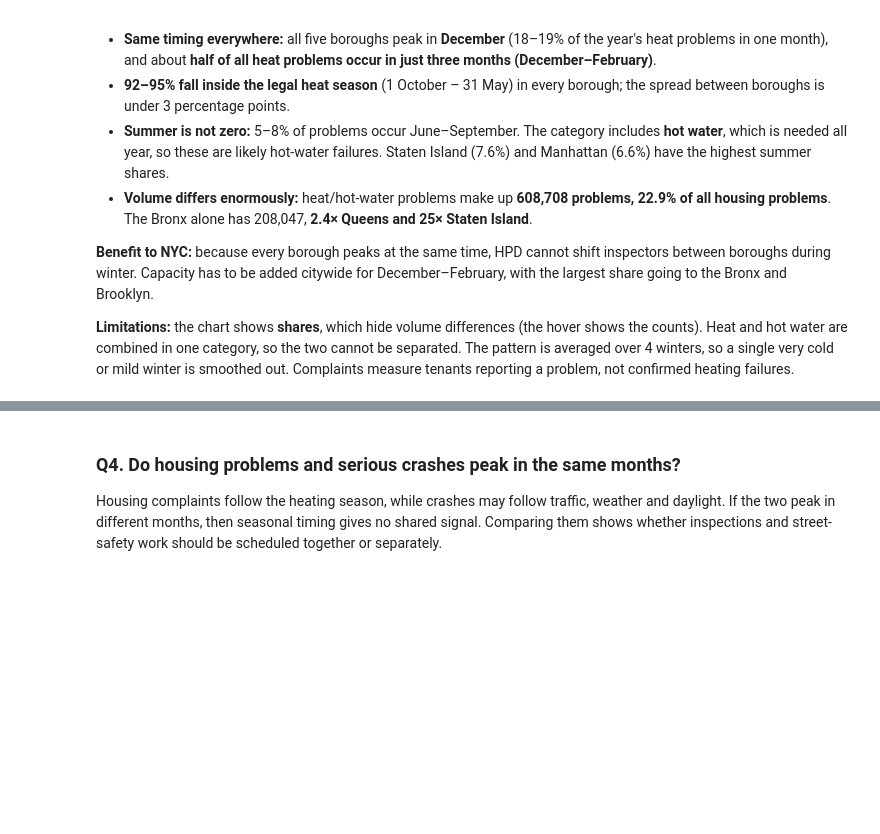
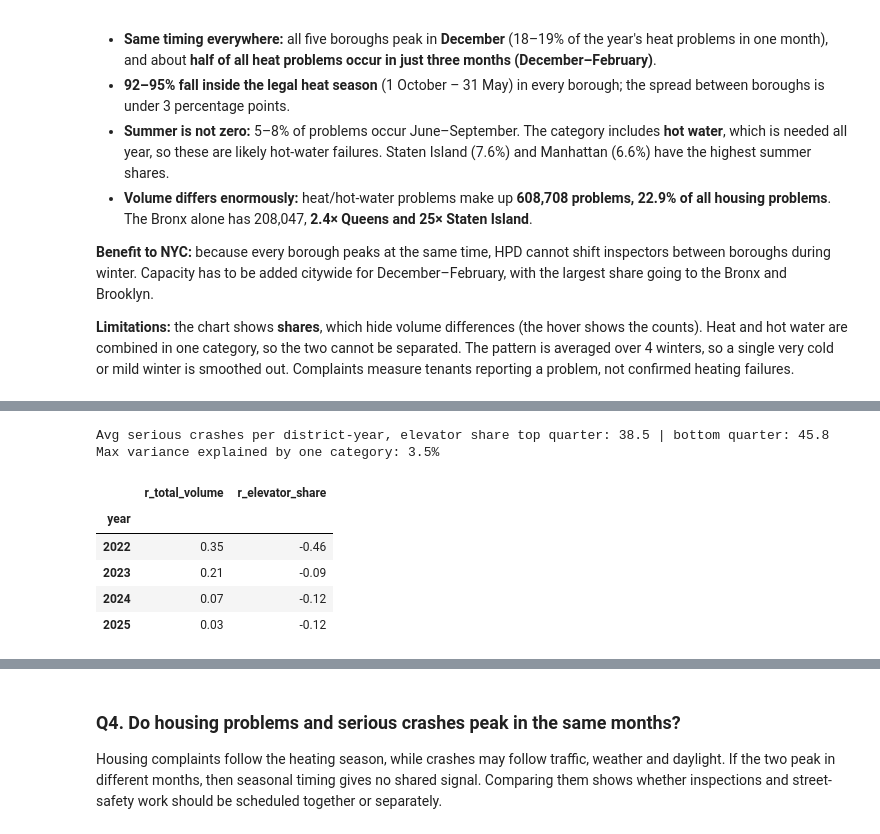
Before and after one commit to laylllllllllllla/DataEngineeringProject, a Jupyter notebook: notebook/DataEngineering.ipynb, the cells around one changed output, grey strips where cells are left out. Cells and saved outputs as stored; diff of their text form; code cells hidden in the pictures; blank space fills up the shorter version.

```diff
--- a/notebook/DataEngineering.ipynb
+++ b/notebook/DataEngineering.ipynb
@@ -2044,0 +2188,25 @@ reporting a problem, not confirmed heating failures.
+# %%
+# ============================================================
+# Q2: extra numbers quoted in the answer
+# ============================================================
+d = df_integrated.copy()
+d['elevator_share'] = d['cat_elevator'] / d['housing_problems'] * 100
+q_low, q_high = d['elevator_share'].quantile([0.25, 0.75])
+print(f"Avg serious crashes per district-year, elevator share top quarter: "
+      f"{d.loc[d['elevator_share'] >= q_high, 'crashes'].mean():.1f} | bottom quarter: "
+      f"{d.loc[d['elevator_share'] <= q_low, 'crashes'].mean():.1f}")
+print(f"Max variance explained by one category: {q2_cats['r'].abs().max() ** 2 * 100:.1f}%")
+by_year = pd.DataFrame({
+       'r_total_volume':   d.groupby('year')[['housing_problems', 'crashes']].apply(lambda g: g['housing_problems'].corr(g['crashes'])),
+    'r_elevator_share': d.groupby('year')[['elevator_share', 'crashes']].apply(lambda g: g['elevator_share'].corr(g['crashes'])),
+}).round(2)
+display(by_year)
+# %% [output]
+Avg serious crashes per district-year, elevator share top quarter: 38.5 | bottom quarter: 45.8
+Max variance explained by one category: 3.5%
+|  | r_total_volume | r_elevator_share |
+| year |  |  |
+| 2022 | 0.35 | -0.46 |
+| 2023 | 0.21 | -0.09 |
+| 2024 | 0.07 | -0.12 |
+| 2025 | 0.03 | -0.12 |
```
Also changed, not shown: parts of 17 cells of this notebook.
